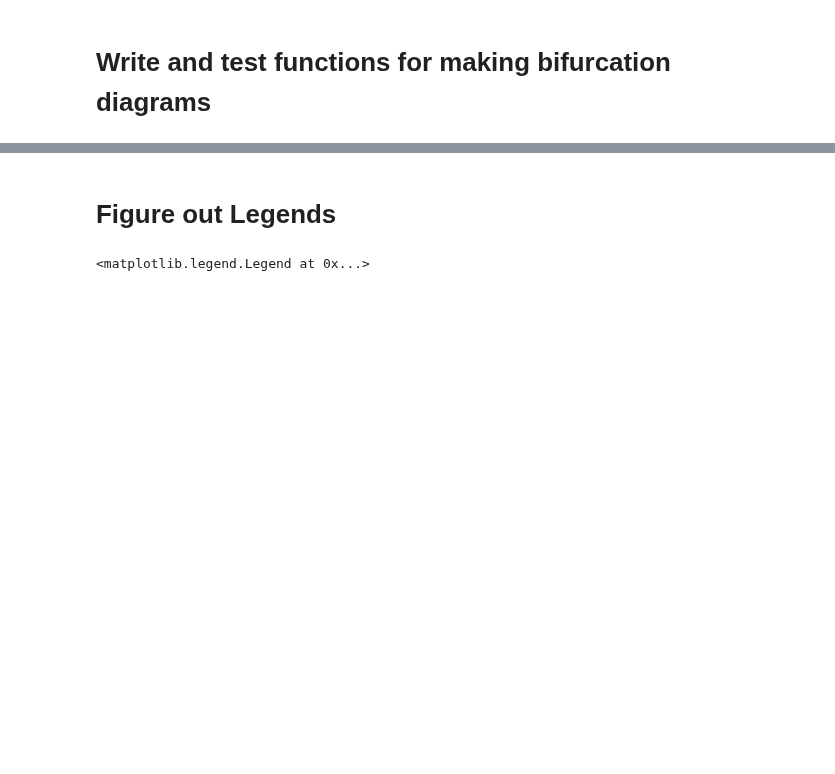
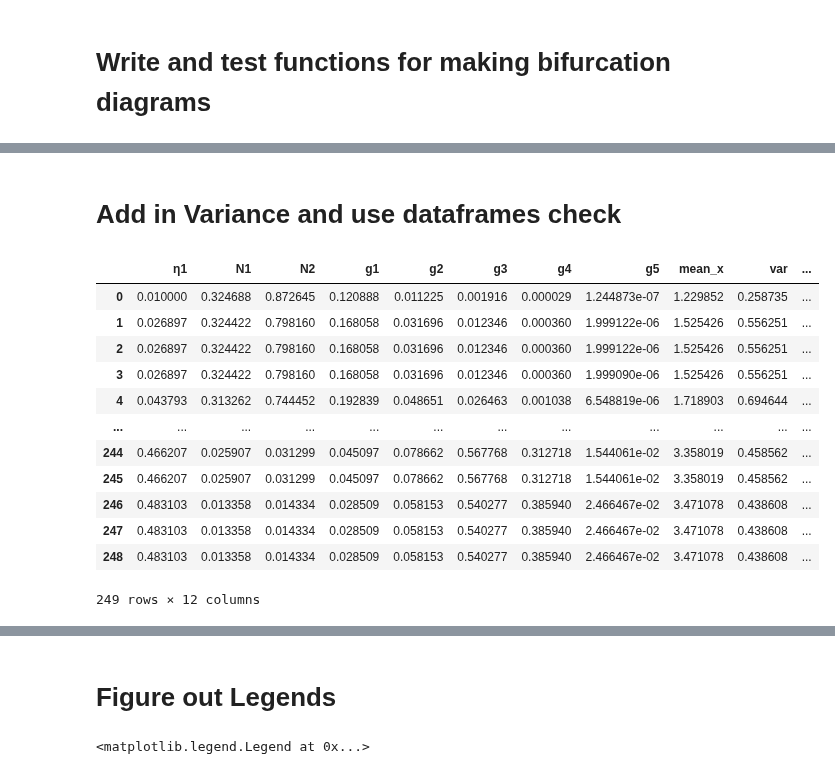
Before and after one commit to taliaborofsky/AdaptiveDynamics_CH_RS, a Jupyter notebook: Functions/bif_diagram_funs.ipynb, the cells around one changed output, grey strips where cells are left out. Drawn from its saved outputs; the diff is of its cells as text; code cells hidden in the pictures; blank space fills up the shorter version.

Commit message:
adding variance and using dataframes

```diff
--- a/Functions/bif_diagram_funs.ipynb
+++ b/Functions/bif_diagram_funs.ipynb
@@ -397,0 +396,2 @@ Overwriting bif_diagram_funs.py
+# %% [markdown]
+# Add in Variance and use dataframes check
@@ -397,0 +406,23 @@ Overwriting bif_diagram_funs.py
+# %%
+param_vec = np.linspace(0.01,params_base['η2'],30)
+param_key = 'η1'
+num_init = 10
+num_perturbations = 2
+perturb_strength = 0.01
+# %%
+get_coexistence_equilibria(param_key, param_vec,
+                          **params_base)
+# %% [output]
+|  | η1 | N1 | N2 | g1 | g2 | g3 | g4 | g5 | mean_x | var | ... |
+| 0 | 0.010000 | 0.324688 | 0.872645 | 0.120888 | 0.011225 | 0.001916 | 0.000029 | 1.244873e-07 | 1.229852 | 0.258735 | ... |
+| 1 | 0.026897 | 0.324422 | 0.798160 | 0.168058 | 0.031696 | 0.012346 | 0.000360 | 1.999122e-06 | 1.525426 | 0.556251 | ... |
+| 2 | 0.026897 | 0.324422 | 0.798160 | 0.168058 | 0.031696 | 0.012346 | 0.000360 | 1.999122e-06 | 1.525426 | 0.556251 | ... |
+| 3 | 0.026897 | 0.324422 | 0.798160 | 0.168058 | 0.031696 | 0.012346 | 0.000360 | 1.999090e-06 | 1.525426 | 0.556251 | ... |
+| 4 | 0.043793 | 0.313262 | 0.744452 | 0.192839 | 0.048651 | 0.026463 | 0.001038 | 6.548819e-06 | 1.718903 | 0.694644 | ... |
+| ... | ... | ... | ... | ... | ... | ... | ... | ... | ... | ... | ... |
+| 244 | 0.466207 | 0.025907 | 0.031299 | 0.045097 | 0.078662 | 0.567768 | 0.312718 | 1.544061e-02 | 3.358019 | 0.458562 | ... |
+| 245 | 0.466207 | 0.025907 | 0.031299 | 0.045097 | 0.078662 | 0.567768 | 0.312718 | 1.544061e-02 | 3.358019 | 0.458562 | ... |
+| 246 | 0.483103 | 0.013358 | 0.014334 | 0.028509 | 0.058153 | 0.540277 | 0.385940 | 2.466467e-02 | 3.471078 | 0.438608 | ... |
+| 247 | 0.483103 | 0.013358 | 0.014334 | 0.028509 | 0.058153 | 0.540277 | 0.385940 | 2.466467e-02 | 3.471078 | 0.438608 | ... |
+| 248 | 0.483103 | 0.013358 | 0.014334 | 0.028509 | 0.058153 | 0.540277 | 0.385940 | 2.466467e-02 | 3.471078 | 0.438608 | ... |
+249 rows × 12 columns
```
Also changed, not shown: parts of 9 cells of this notebook, 11 other files.
